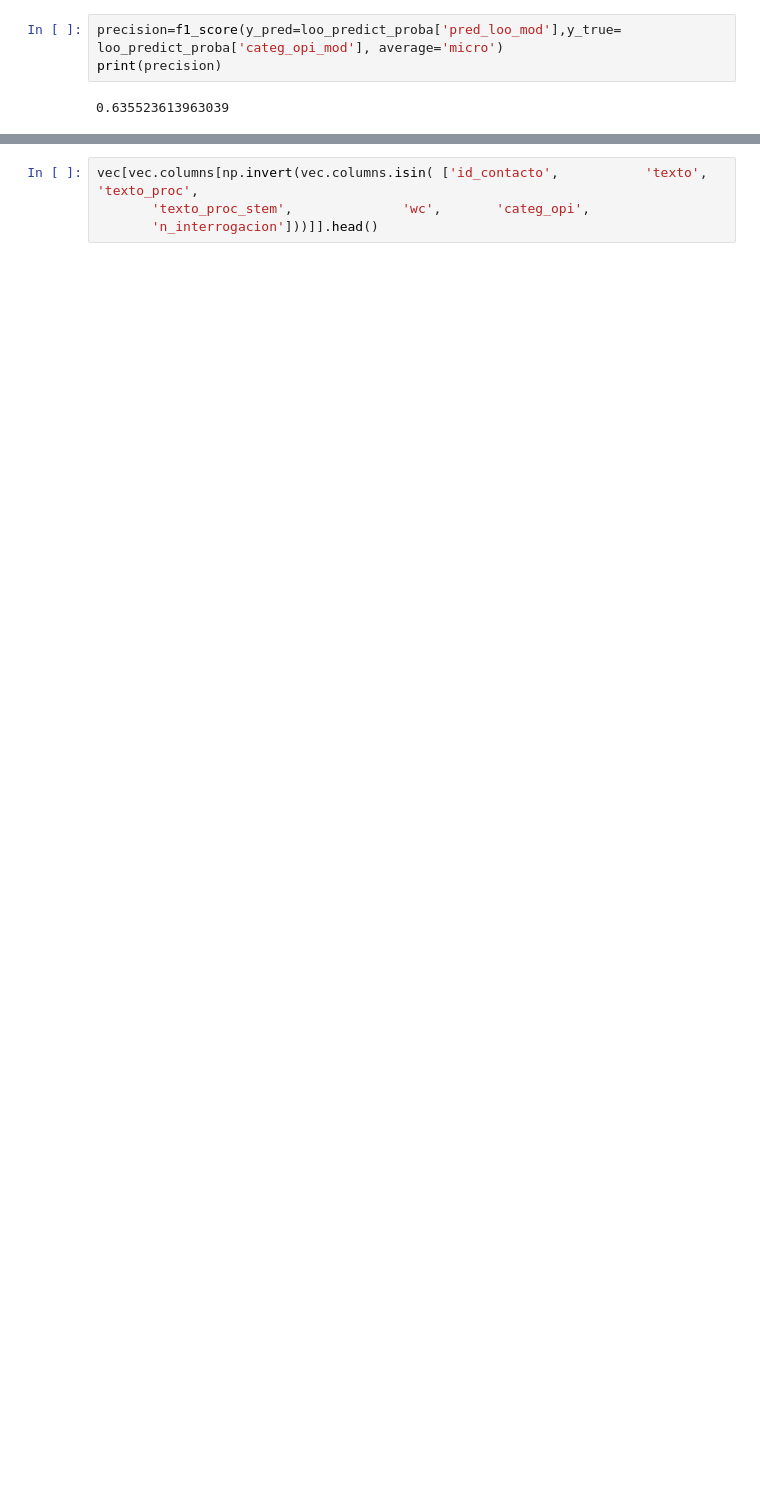
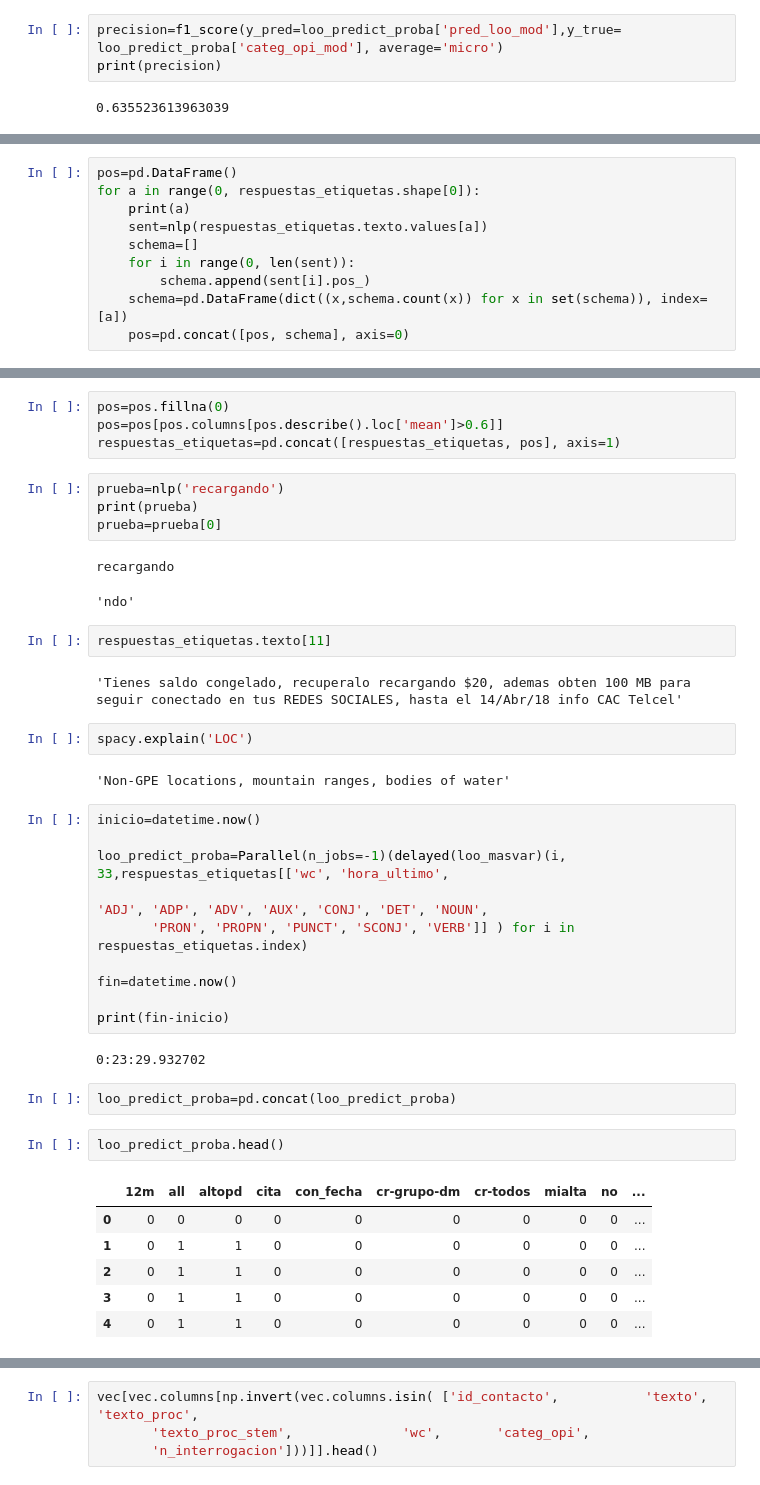
Before and after one commit to opintel/mi-salud, a Jupyter notebook: pipeline_modelo_2.ipynb, the cells around one changed output, grey strips where cells are left out. Saved outputs shown, nothing was run; the diff lists cells and outputs as text; blank space fills up the shorter version.

```diff
--- a/pipeline_modelo_2.ipynb
+++ b/pipeline_modelo_2.ipynb
@@ -787,0 +710,10 @@ for i in range(0, len(tokens)):
+# %%
+pos=pd.DataFrame()
+for a in range(0, respuestas_etiquetas.shape[0]):
+    print(a)
+    sent=nlp(respuestas_etiquetas.texto.values[a])
+    schema=[]
+    for i in range(0, len(sent)):
+        schema.append(sent[i].pos_)
+    schema=pd.DataFrame(dict((x,schema.count(x)) for x in set(schema)), index=[a])
+    pos=pd.concat([pos, schema], axis=0)
@@ -787,0 +738,42 @@ for i in range(0, len(tokens)):
+# %%
+pos=pos.fillna(0)
+pos=pos[pos.columns[pos.describe().loc['mean']>0.6]]
+respuestas_etiquetas=pd.concat([respuestas_etiquetas, pos], axis=1)
+# %%
+prueba=nlp('recargando')
+print(prueba)
+prueba=prueba[0]
+# %% [output]
+recargando
+'ndo'
+# %%
+respuestas_etiquetas.texto[11]
+# %% [output]
+'Tienes saldo congelado, recuperalo recargando $20, ademas obten 100 MB para seguir conectado en tus REDES SOCIALES, hasta el 14/Abr/18 info CAC Telcel'
+# %%
+spacy.explain('LOC')
+# %% [output]
+'Non-GPE locations, mountain ranges, bodies of water'
+# %%
+inicio=datetime.now()
+
+loo_predict_proba=Parallel(n_jobs=-1)(delayed(loo_masvar)(i, 33,respuestas_etiquetas[['wc', 'hora_ultimo',
+                                                                                     'ADJ', 'ADP', 'ADV', 'AUX', 'CONJ', 'DET', 'NOUN',
+       'PRON', 'PROPN', 'PUNCT', 'SCONJ', 'VERB']] ) for i in respuestas_etiquetas.index)
+
+fin=datetime.now()
+
+print(fin-inicio)
+# %% [output]
+0:23:29.932702
+# %%
+loo_predict_proba=pd.concat(loo_predict_proba)
+# %%
+loo_predict_proba.head()
+# %% [output]
+|  | 12m | all | altopd | cita | con_fecha | cr-grupo-dm | cr-todos | mialta | no | ... |
+| 0 | 0 | 0 | 0 | 0 | 0 | 0 | 0 | 0 | 0 | ... |
+| 1 | 0 | 1 | 1 | 0 | 0 | 0 | 0 | 0 | 0 | ... |
+| 2 | 0 | 1 | 1 | 0 | 0 | 0 | 0 | 0 | 0 | ... |
+| 3 | 0 | 1 | 1 | 0 | 0 | 0 | 0 | 0 | 0 | ... |
+| 4 | 0 | 1 | 1 | 0 | 0 | 0 | 0 | 0 | 0 | ... |
```
Also changed, not shown: parts of 27 cells of this notebook, 4 other files.
